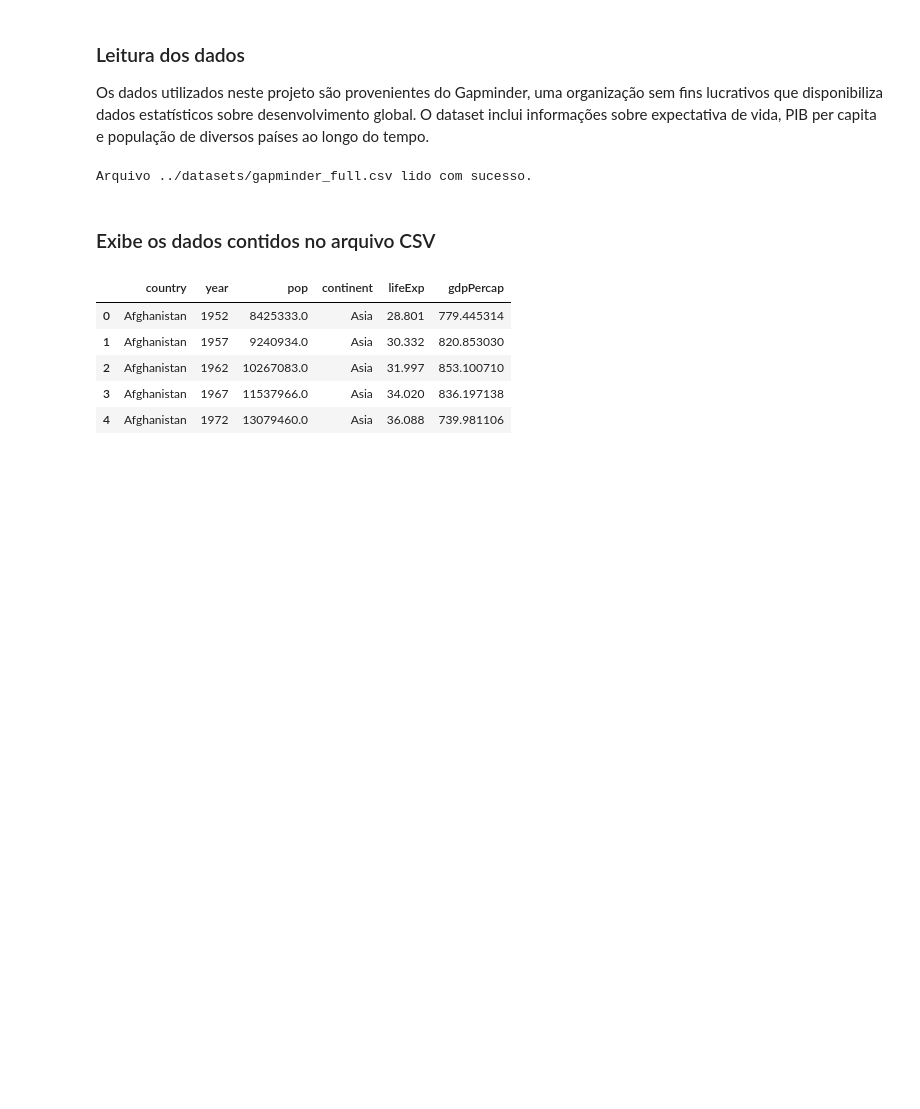
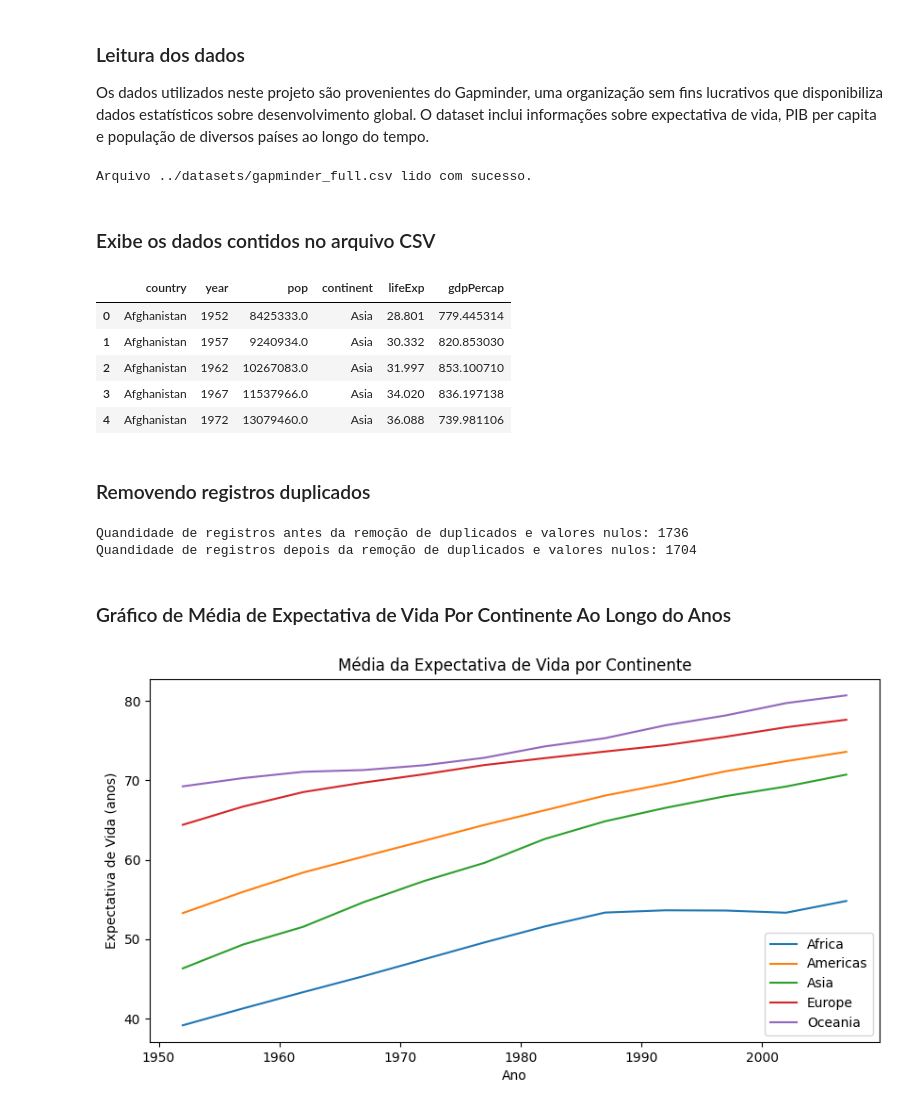
Before and after one commit to tuerepinto/analise-desenvolvimento-humano-economico-global, a Jupyter notebook: notebooks/Análise do Desenvolvimento Humano e Econômico Global com Base no Dataset Gapminder.ipynb, the cells around one changed output. Saved outputs shown, nothing was run; the diff lists cells and outputs as text; code cells hidden in the pictures; blank space fills up the shorter version.

Commit message:
Incluindo Grafico PIB vs Expectativa de Vida Por Continente

```diff
--- a/notebooks/Análise do Desenvolvimento Humano e Econômico Global com Base no Dataset Gapminder.ipynb
+++ b/notebooks/Análise do Desenvolvimento Humano e Econômico Global com Base no Dataset Gapminder.ipynb
@@ -15,8 +15,9 @@ Os dados utilizados neste projeto são provenientes do Gapminder, uma organizaç
 import sys
 sys.path.append('../')
 from src.datasets_reader import read_gapminder_data
-
-dataframe = read_gapminder_data()
+from src.matplot_samples import plot_line_chart ; scatter_subplots
+import matplotlib.pyplot as plt
+df = read_gapminder_data()
 # %% [output]
 Arquivo ../datasets/gapminder_full.csv lido com sucesso.
 # %% [markdown]
@@ -30,3 +31,20 @@ dataframe.head(5)
 | 2 | Afghanistan | 1962 | 10267083.0 | Asia | 31.997 | 853.100710 |
 | 3 | Afghanistan | 1967 | 11537966.0 | Asia | 34.020 | 836.197138 |
 | 4 | Afghanistan | 1972 | 13079460.0 | Asia | 36.088 | 739.981106 |
+# %% [markdown]
+### Removendo registros duplicados
+# %%
+print(f"Quandidade de registros antes da remoção de duplicados e valores nulos: {len(df)}");
+df = df.drop_duplicates() #remove registros duplicados
+df = df.dropna() #remove registros com valores nulos
+print(f"Quandidade de registros depois da remoção de duplicados e valores nulos: {len(df)}");
+# %% [output]
+Quandidade de registros antes da remoção de duplicados e valores nulos: 1736
+Quandidade de registros depois da remoção de duplicados e valores nulos: 1704
+# %% [markdown]
+### Gráfico de Média de Expectativa de Vida Por Continente Ao Longo do Anos
+# %%
+groupList = df.groupby(['year', 'continent'])['lifeExp'].mean().unstack()
+plot_line_chart(df, groupList, title = "Média da Expectativa de Vida por Continente", xLabel = "Ano", yLabel = "Expectativa de Vida (anos)")
+# %% [output]
+[figure, added]
```
Also changed, not shown: parts of 4 cells of this notebook, 3 other files.
